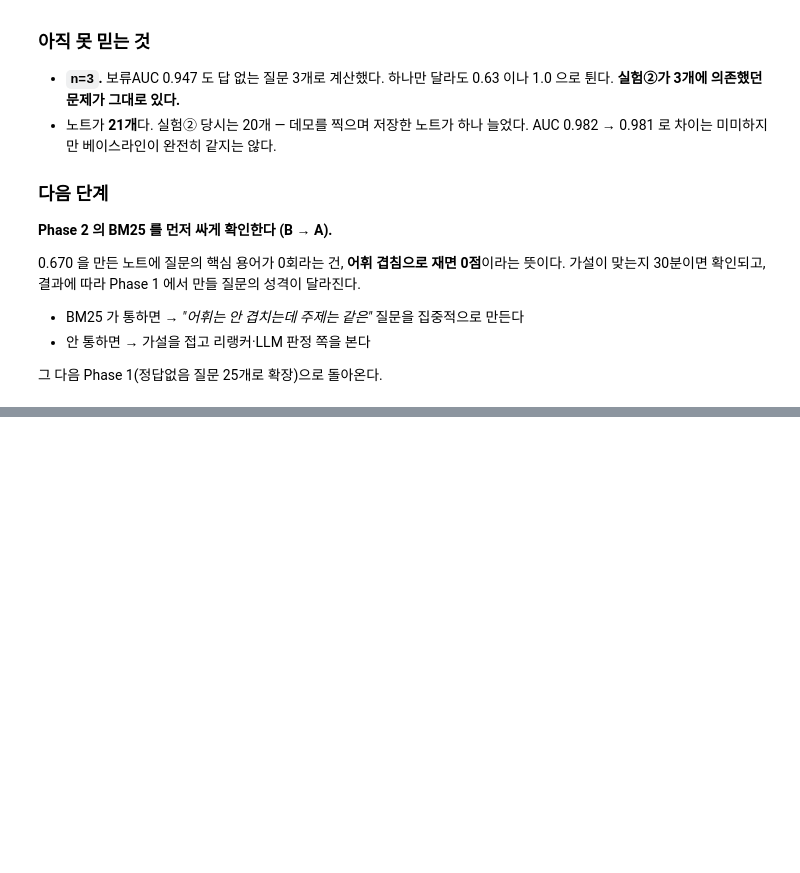
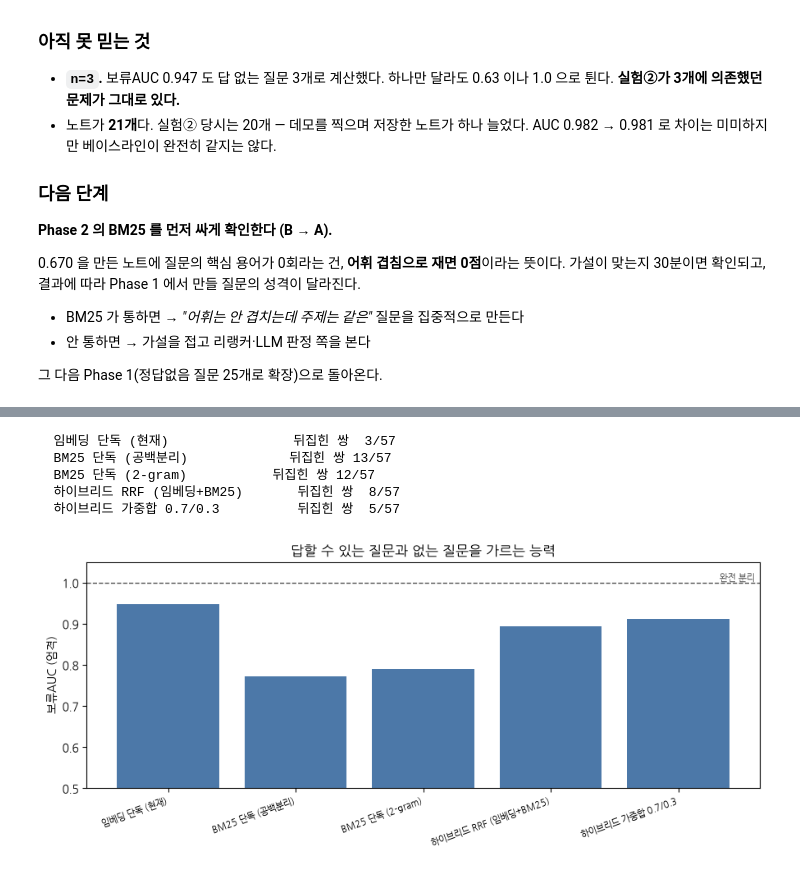
Before and after one commit to songwookun/md-rag-chatbot, a Jupyter notebook: notebooks/03_abstention.ipynb, the cells around one changed output, grey strips where cells are left out. Saved outputs shown, nothing was run; the diff lists cells and outputs as text; code cells hidden in the pictures; blank space fills up the shorter version.

```diff
--- a/notebooks/03_abstention.ipynb
+++ b/notebooks/03_abstention.ipynb
@@ -384,0 +477,21 @@ F1           0.526316
+# %%
+# ② 보류AUC 비교 — 단독 · 하이브리드
+sim_norm = S.minmax(sim)
+
+cands = {
+    "임베딩 단독 (현재)":        sim,
+    "BM25 단독 (공백분리)":      bm_word,
+    "BM25 단독 (2-gram)":       bm_ngram,
+    "하이브리드 RRF (임베딩+BM25)": S.rrf(sim, bm_word),
+    "하이브리드 가중합 0.7/0.3":   0.7*sim_norm + 0.3*S.minmax(bm_word),
+}
+
+rows = []
+for name, m in cands.items():
+    r = S.evaluate(m, relevant_idx, kinds)
+    rows.append({"기법": name, "보류AUC": r["보류AUC"], "보류여유": r["보류여유"],
+                 "AUC": r["AUC"], "R@1": r["R@1"], "R@3": r["R@3"], "MRR": r["MRR"]})
+
+cmp = pd.DataFrame(rows)
+print(cmp.round(4).to_string(index=False))
+print("\n★ 보류AUC 가 목표 지표. AUC·R@3 는 회귀 감시 — 떨어지면 안 된다.")
@@ -384,0 +507,28 @@ F1           0.526316
+# %%
+# ③ 어디서 갈렸나 — 답없음 최고점이 답있음 최저를 넘는 쌍을 센다
+def inversions(m):
+    pos = [max(m[qi][d] for d in rel) for qi, rel in enumerate(relevant_idx) if rel]
+    neg = [m[qi].max() for qi, rel in enumerate(relevant_idx) if not rel]
+    bad = [(p, n) for n in neg for p in pos if p <= n]
+    return len(bad), len(pos)*len(neg)
+
+for name, m in cands.items():
+    b, t = inversions(m)
+    print(f"  {name:26s} 뒤집힌 쌍 {b:2d}/{t}")
+
+fig, ax = plt.subplots(figsize=(9, 4))
+x = np.arange(len(cands))
+ax.bar(x, [S.abstention_auc(m, relevant_idx, strict=True) for m in cands.values()], color="#4c78a8")
+ax.axhline(1.0, color="0.3", ls="--", lw=1)
+ax.text(len(cands)-0.4, 1.005, "완전 분리", fontsize=8, color="0.3", ha="right")
+ax.set_xticks(x); ax.set_xticklabels(list(cands), rotation=20, ha="right", fontsize=8)
+ax.set_ylim(0.5, 1.05); ax.set_ylabel("보류AUC (엄격)")
+ax.set_title("답할 수 있는 질문과 없는 질문을 가르는 능력")
+fig.tight_layout()
+# %% [output]
+  임베딩 단독 (현재)                뒤집힌 쌍  3/57
+  BM25 단독 (공백분리)             뒤집힌 쌍 13/57
+  BM25 단독 (2-gram)           뒤집힌 쌍 12/57
+  하이브리드 RRF (임베딩+BM25)       뒤집힌 쌍  8/57
+  하이브리드 가중합 0.7/0.3          뒤집힌 쌍  5/57
+[figure, added]
```
Also changed, not shown: parts of 11 cells of this notebook, 2 other files.
